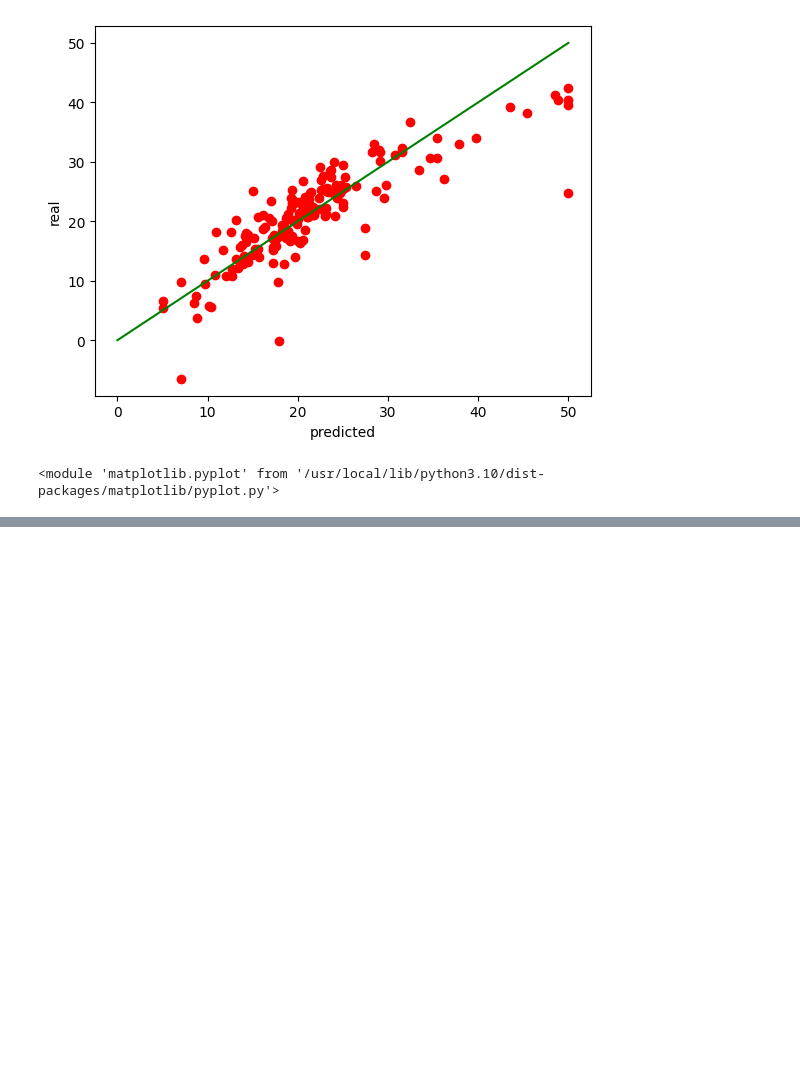
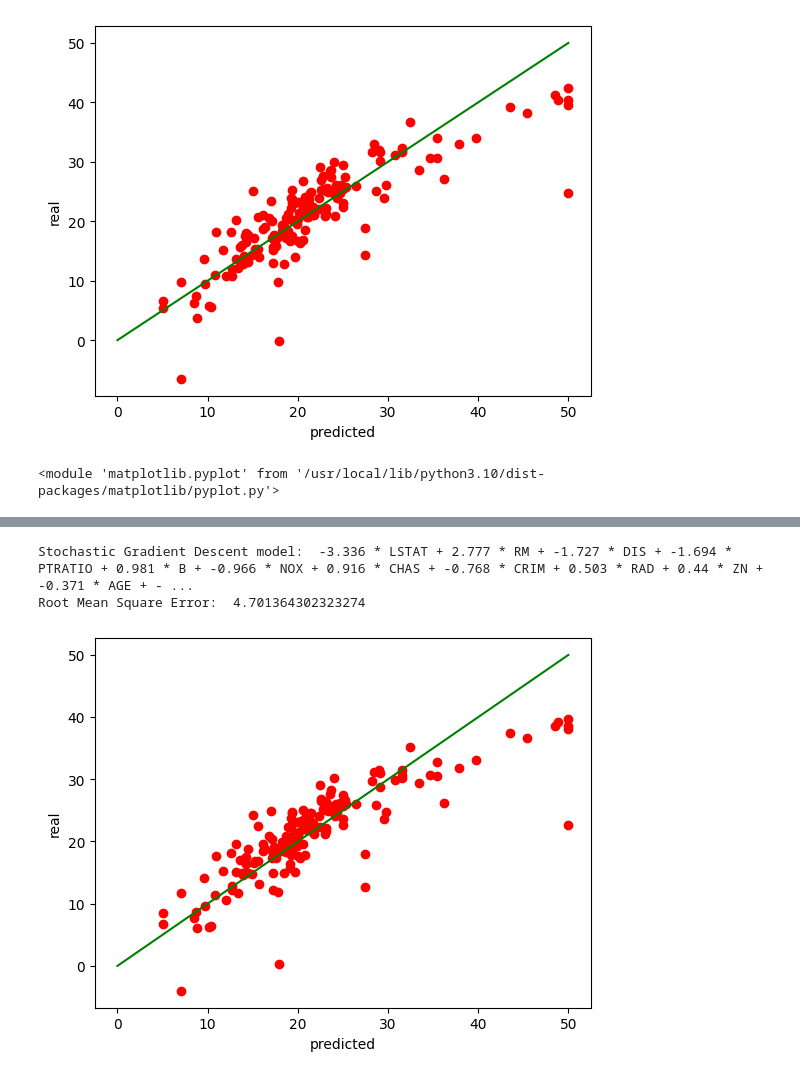
Before and after one commit to himurali/30-days-of-react, a Jupyter notebook: Boston_housing_linearregression.ipynb, the cells around one changed output, grey strips where cells are left out. Cells and saved outputs as stored; diff of their text form; code cells hidden in the pictures; blank space fills up the shorter version.

```diff
--- a/Boston_housing_linearregression.ipynb
+++ b/Boston_housing_linearregression.ipynb
@@ -134,0 +211,18 @@ Root Mean Square Error: 4.552364598463066
+# %%
+sgdreg = SGDRegressor(penalty='l2', alpha=0.15)
+
+# Train the model using the training sets
+sgdreg.fit(X_train, Y_train)
+
+print ("Stochastic Gradient Descent model: ", pretty_print_linear(sgdreg.coef_, names, sort = True))
+
+# Predict the values using the model
+Y_sgdreg_predict = sgdreg.predict(X_test)
+
+# Print the root mean square error
+print ("Root Mean Square Error: ", root_mean_square_error(Y_sgdreg_predict,Y_test))
+plot_real_vs_predicted(Y_test,Y_sgdreg_predict)
+# %% [output]
+Stochastic Gradient Descent model:  -3.336 * LSTAT + 2.777 * RM + -1.727 * DIS + -1.694 * PTRATIO + 0.981 * B + -0.966 * NOX + 0.916 * CHAS + -0.768 * CRIM + 0.503 * RAD + 0.44 * ZN + -0.371 * AGE + - ...
+Root Mean Square Error:  4.701364302323274
+[figure, added]
```
Also changed, not shown: parts of 5 cells of this notebook.
